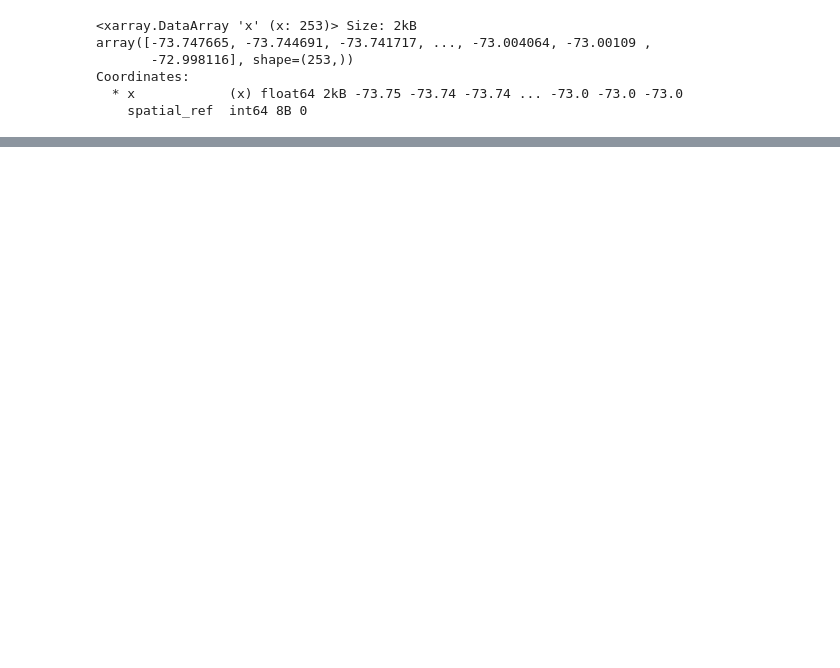
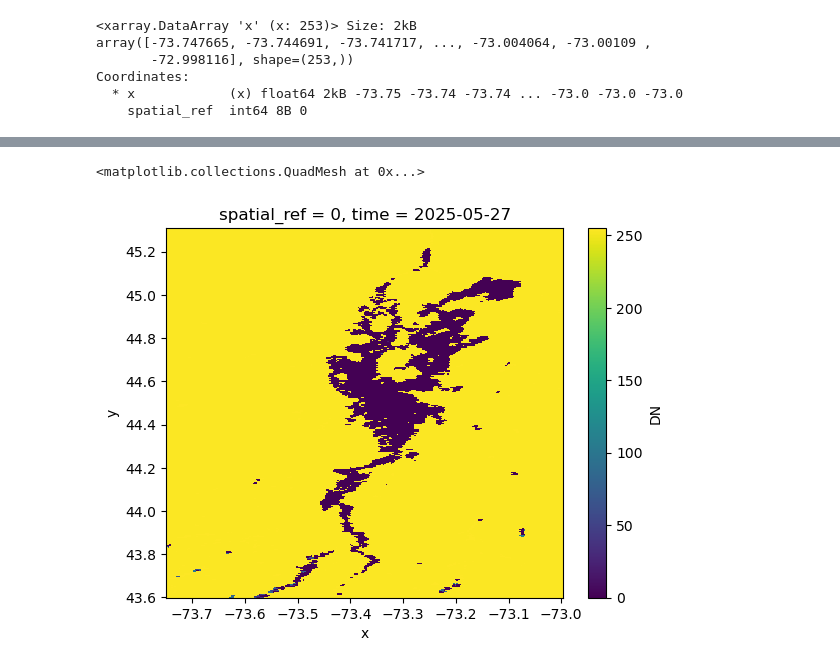
Before and after one commit to CIROH-UVM/forecast-workflow, a Jupyter notebook: examples/sentinel3_download.ipynb, the cells around one changed output, grey strips where cells are left out. Drawn from its saved outputs; the diff is of its cells as text; code cells hidden in the pictures; blank space fills up the shorter version.

```diff
--- a/examples/sentinel3_download.ipynb
+++ b/examples/sentinel3_download.ipynb
@@ -140,0 +146,5 @@ urls
+# %%
+d_down.isel(time=2)["DN"].plot()
+# %% [output]
+<matplotlib.collections.QuadMesh at 0x...>
+[figure, added]
```
Also changed, not shown: parts of 8 cells of this notebook, 2 other files.
